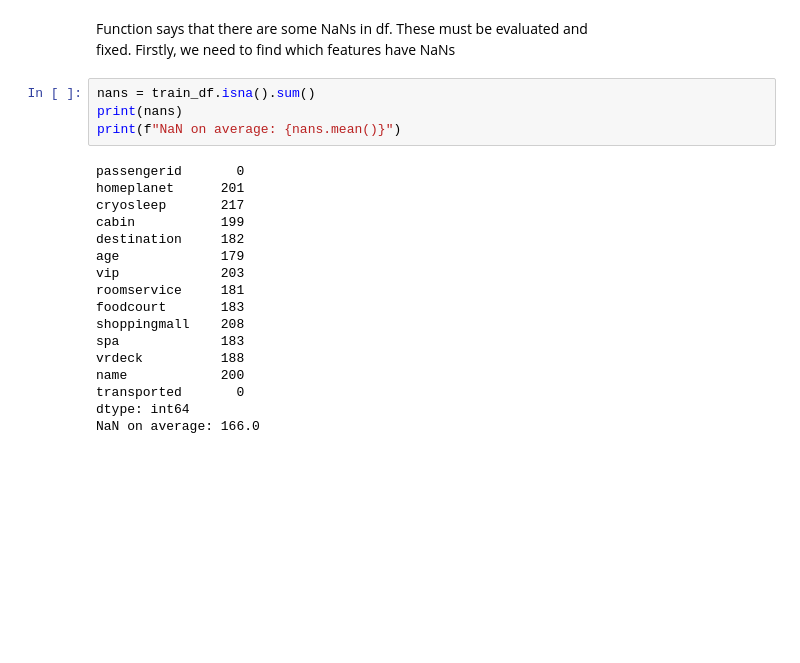
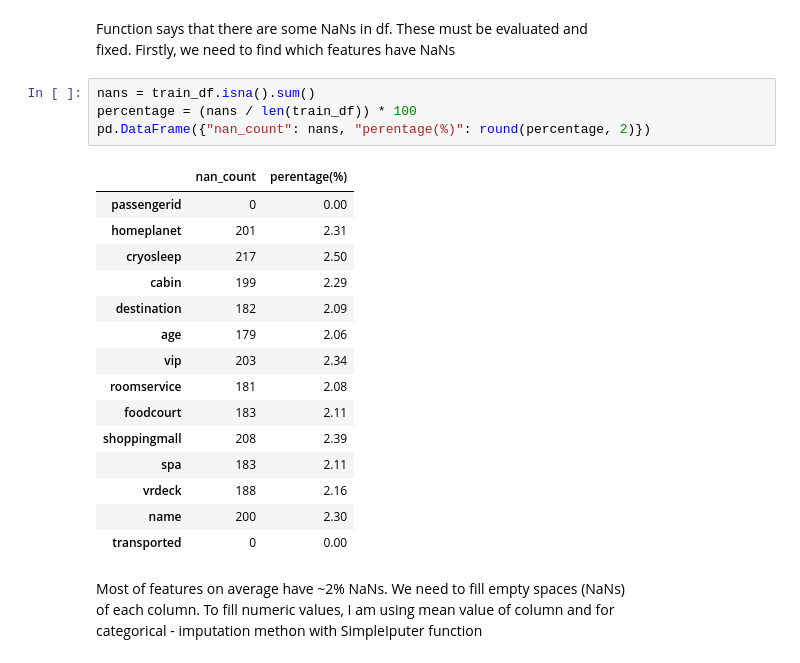
Before and after one commit to ShariYo/Modul3_Sprint3, a Jupyter notebook: project/main.ipynb, the cells around one changed output. Saved outputs shown, nothing was run; the diff lists cells and outputs as text; blank space fills up the shorter version.

```diff
--- a/project/main.ipynb
+++ b/project/main.ipynb
@@ -89,24 +90,27 @@ Is there any empty cells?: False
 # %% [markdown]
 Function says that there are some NaNs in df. These must be evaluated and
 fixed. Firstly, we need to find which features have NaNs
-# %%
-nans = train_df.isna().sum()
-print(nans)
-print(f"NaN on average: {nans.mean()}")
-# %% [output]
-passengerid       0
-homeplanet      201
-cryosleep       217
-cabin           199
-destination     182
-age             179
-vip             203
-roomservice     181
-foodcourt       183
-shoppingmall    208
-spa             183
-vrdeck          188
-name            200
-transported       0
-dtype: int64
-NaN on average: 166.0
+# %%
+nans = train_df.isna().sum()
+percentage = (nans / len(train_df)) * 100
+pd.DataFrame({"nan_count": nans, "perentage(%)": round(percentage, 2)})
+# %% [output]
+|  | nan_count | perentage(%) |
+| passengerid | 0 | 0.00 |
+| homeplanet | 201 | 2.31 |
+| cryosleep | 217 | 2.50 |
+| cabin | 199 | 2.29 |
+| destination | 182 | 2.09 |
+| age | 179 | 2.06 |
+| vip | 203 | 2.34 |
+| roomservice | 181 | 2.08 |
+| foodcourt | 183 | 2.11 |
+| shoppingmall | 208 | 2.39 |
+| spa | 183 | 2.11 |
+| vrdeck | 188 | 2.16 |
+| name | 200 | 2.30 |
+| transported | 0 | 0.00 |
+# %% [markdown]
+Most of features on average have ~2% NaNs. We need to fill  empty spaces (NaNs)
+of each column. To fill numeric values, I am using mean value of column and for
+categorical - imputation methon with SimpleIputer function
```
Also changed, not shown: parts of 16 cells of this notebook, 2 other files.
